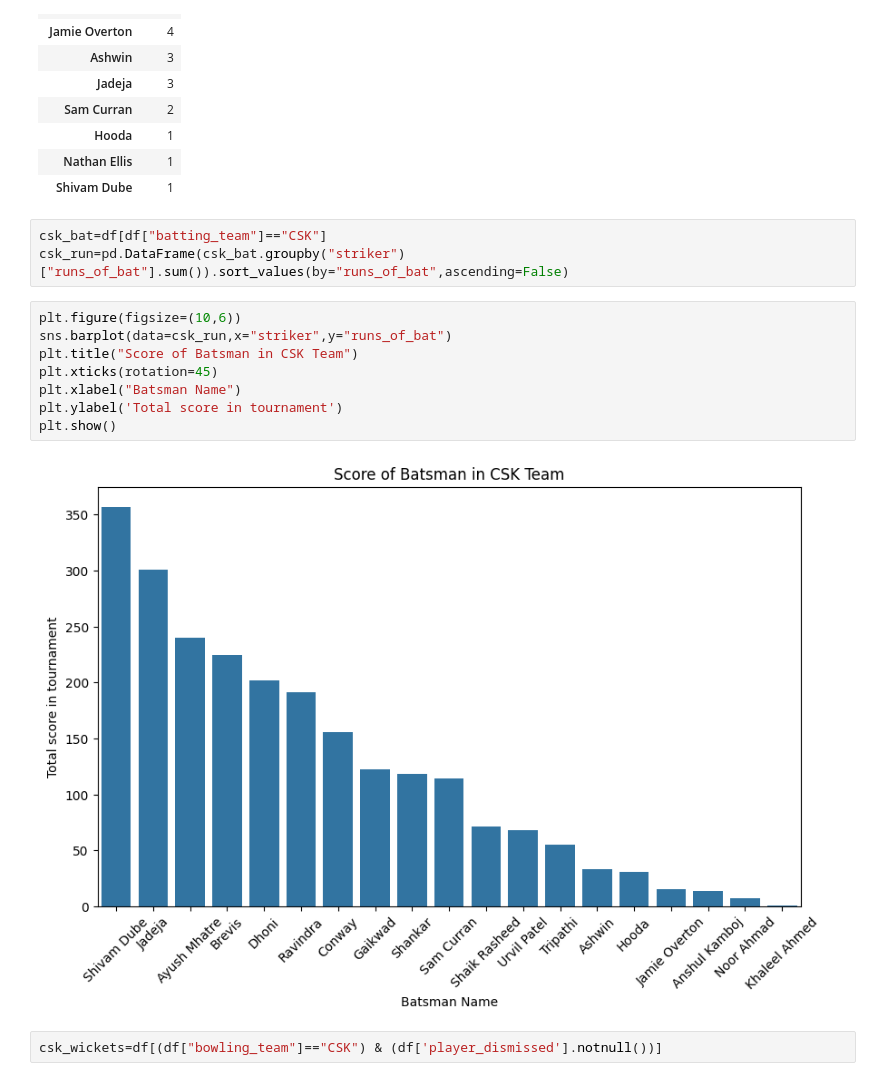
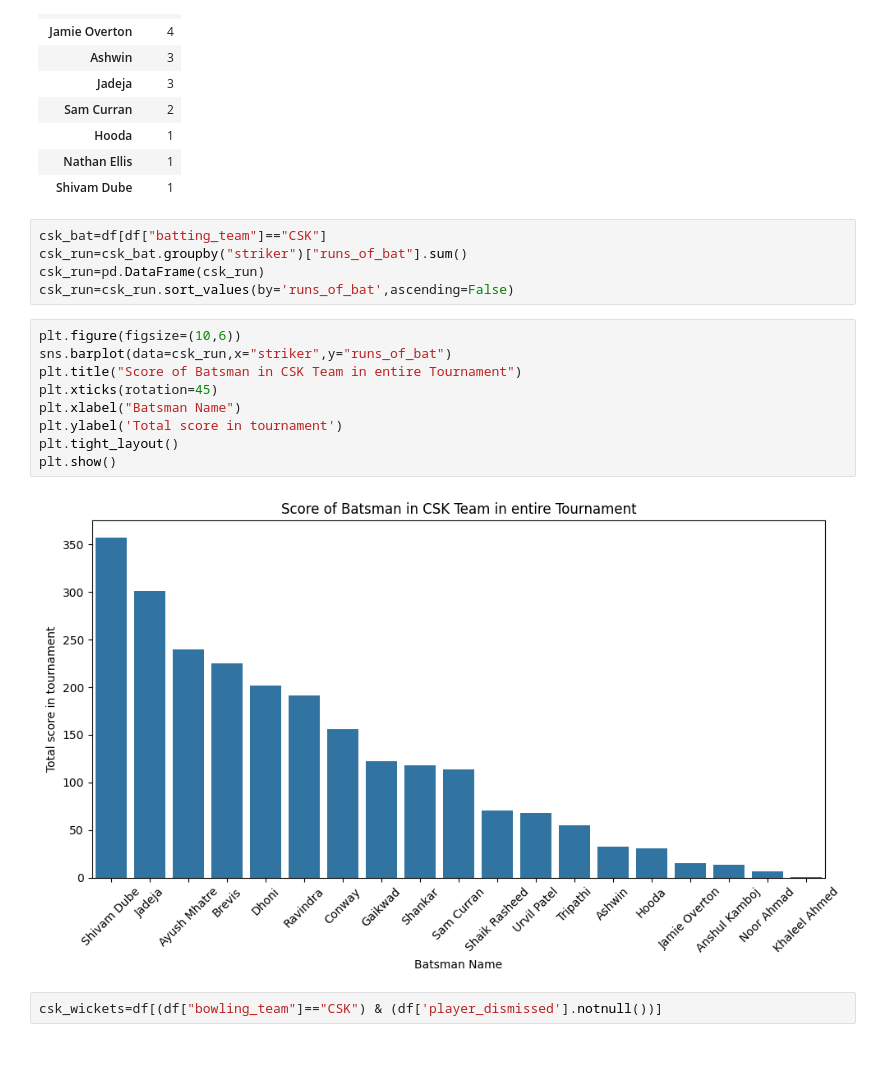
Before and after one commit to Seetharamanrs/ipl_2025_analysis, a Jupyter notebook: Analysis/Notebook.ipynb, the cells around one changed output. Drawn from its saved outputs; the diff is of its cells as text; blank space fills up the shorter version.

```diff
--- a/Analysis/Notebook.ipynb
+++ b/Analysis/Notebook.ipynb
@@ -199,17 +237,20 @@ csk_max_wide.head(10)
 | Shivam Dube | 1 |
 # %%
 csk_bat=df[df["batting_team"]=="CSK"]
-csk_run=pd.DataFrame(csk_bat.groupby("striker")["runs_of_bat"].sum()).sort_values(by="runs_of_bat",ascending=False)
+csk_run=csk_bat.groupby("striker")["runs_of_bat"].sum()
+csk_run=pd.DataFrame(csk_run)
+csk_run=csk_run.sort_values(by='runs_of_bat',ascending=False)
 # %%
 plt.figure(figsize=(10,6))
 sns.barplot(data=csk_run,x="striker",y="runs_of_bat")
-plt.title("Score of Batsman in CSK Team")
+plt.title("Score of Batsman in CSK Team in entire Tournament")
 plt.xticks(rotation=45)
 plt.xlabel("Batsman Name")
 plt.ylabel('Total score in tournament')
+plt.tight_layout()
 plt.show()
 # %% [output]
-[figure, old version]
+[figure, new version]
 # %%
 csk_wickets=df[(df["bowling_team"]=="CSK") & (df['player_dismissed'].notnull())]
 # %%
```
Also changed, not shown: parts of 9 cells of this notebook.
